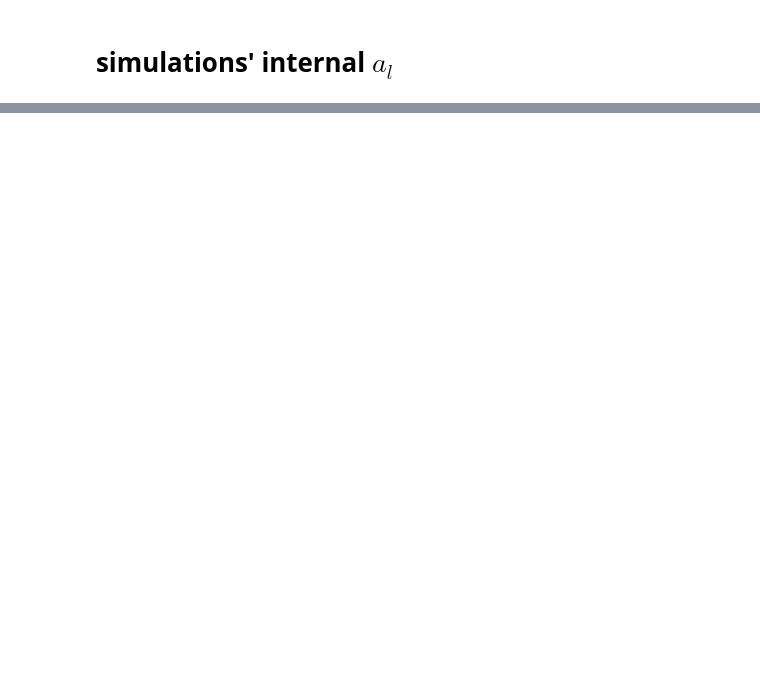
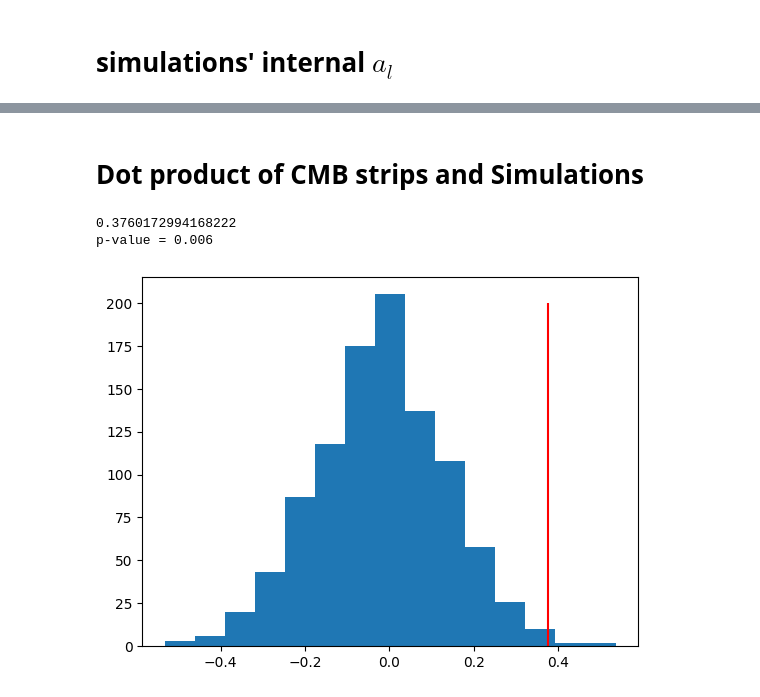
Before and after one commit to jamshidi3d/cmb_anomaly_detection, a Jupyter notebook: plotting.ipynb, the cells around one changed output, grey strips where cells are left out. Cells and saved outputs as stored; diff of their text form; code cells hidden in the pictures; blank space fills up the shorter version.

```diff
--- a/plotting.ipynb
+++ b/plotting.ipynb
@@ -117,0 +125,28 @@ fig.savefig('./output/a_l_sims_internal' + ".pdf", transparent=True)
+# %% [markdown]
+# Dot product of CMB strips and Simulations
+# %%
+import numpy as np
+import matplotlib.pyplot as plt
+
+cmb_a_l     = np.loadtxt('./output/cmb_a_l.txt')
+sims_a_l    = np.loadtxt('./output/sims_internal_a_l.txt')
+max_l       = len(cmb_a_l) - 1
+
+def legendre_dot(f_a_l, g_a_l, l_start):
+    max_l = len(f_a_l)
+    components = np.array([(2*l + 1) / 2 * f_a_l[l] * g_a_l[l] for l in range(l_start, max_l)])
+    return np.sum(components)
+
+nsims = len(sims_a_l)
+cmb_length = np.sqrt(legendre_dot(cmb_a_l, cmb_a_l, 1))
+print(cmb_length)
+dots = np.array([legendre_dot(cmb_a_l, sims_a_l[i], 1) / cmb_length for i in range(nsims)])
+
+plt.hist(dots, bins = 15);
+plt.vlines([cmb_length], ymin = 0, ymax = 200, colors=['r'])
+
+print("p-value = {}".format(np.sum(dots > cmb_length) / len(dots)))
+# %% [output]
+0.3760172994168222
+p-value = 0.006
+[figure, added]
```
Also changed, not shown: parts of 6 cells of this notebook, 6 other files.
